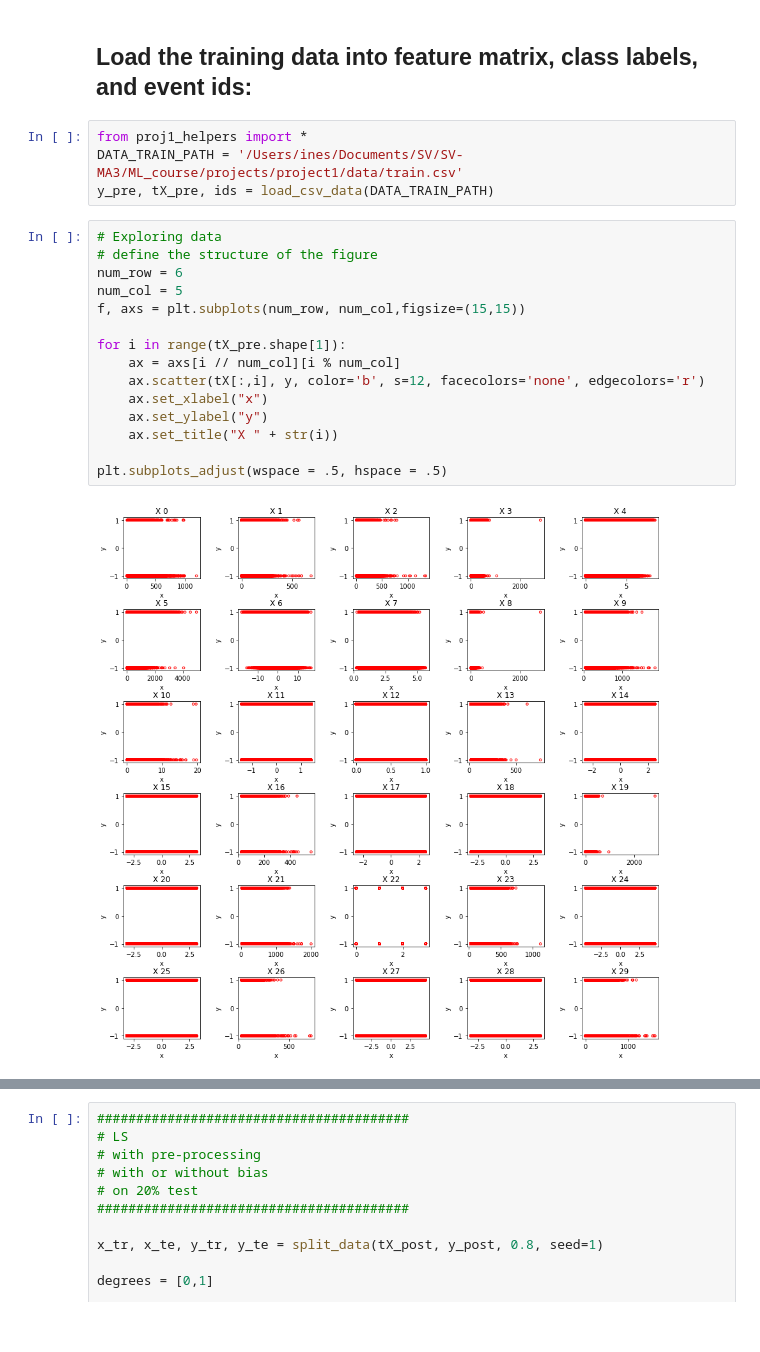
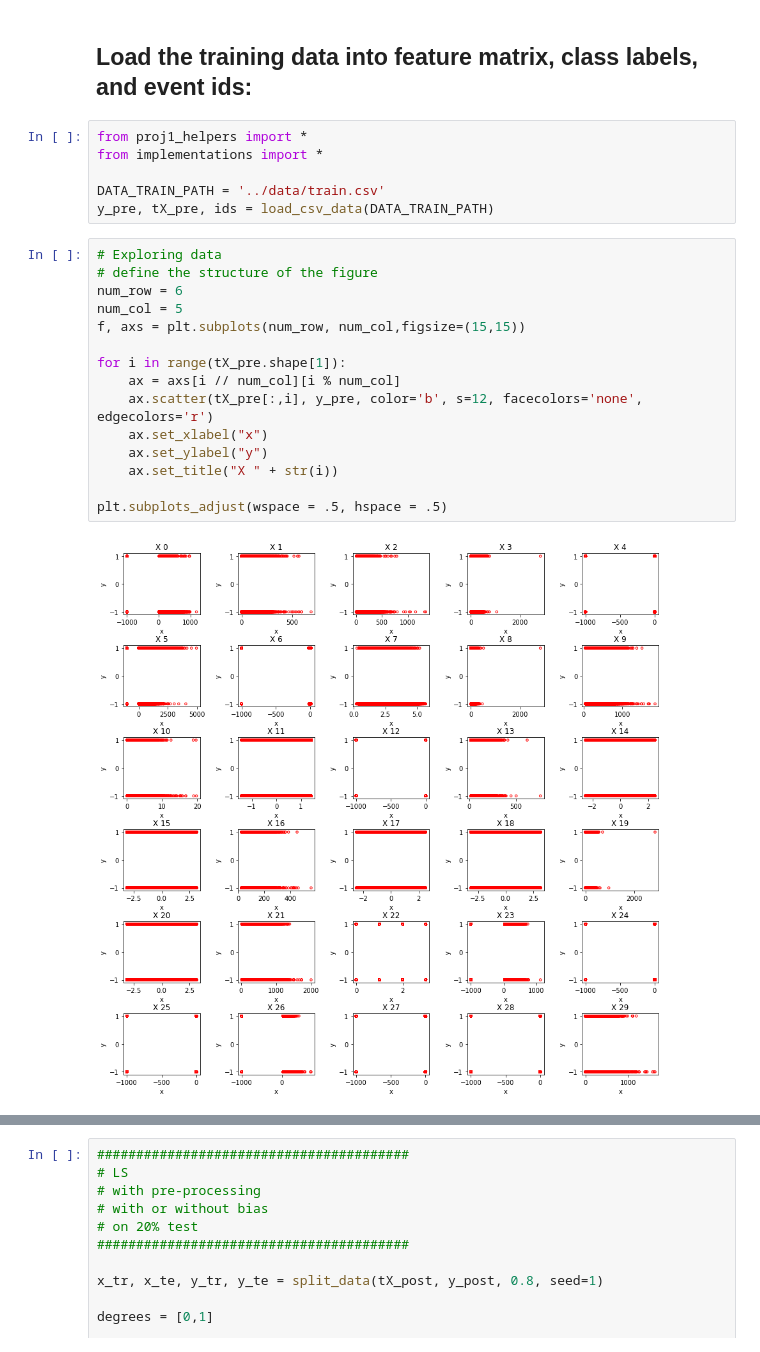
Before and after one commit to ideriedm/Machine-learning, a Jupyter notebook: project1/project1.ipynb, the cells around one changed output, grey strips where cells are left out. Cells and saved outputs as stored; diff of their text form.

```diff
--- a/project1/project1.ipynb
+++ b/project1/project1.ipynb
@@ -12,25 +12,27 @@ The autoreload extension is already loaded. To reload it, use:
 ## Load the training data into feature matrix, class labels, and event ids:
 # %%
 from proj1_helpers import *
-DATA_TRAIN_PATH = '/Users/ines/Documents/SV/SV-MA3/ML_course/projects/project1/data/train.csv'
+from implementations import *
+
+DATA_TRAIN_PATH = '../data/train.csv'
 y_pre, tX_pre, ids = load_csv_data(DATA_TRAIN_PATH)
 # %%
 # Exploring data
 # define the structure of the figure
 num_row = 6
 num_col = 5
 f, axs = plt.subplots(num_row, num_col,figsize=(15,15))
 
 for i in range(tX_pre.shape[1]):
     ax = axs[i // num_col][i % num_col]
-    ax.scatter(tX[:,i], y, color='b', s=12, facecolors='none', edgecolors='r')
+    ax.scatter(tX_pre[:,i], y_pre, color='b', s=12, facecolors='none', edgecolors='r')
     ax.set_xlabel("x")
     ax.set_ylabel("y")
     ax.set_title("X " + str(i))
 
 plt.subplots_adjust(wspace = .5, hspace = .5)
 # %% [output]
-[figure, old version]
+[figure, new version]
 # %%
 ####################################
 # Test LS
```
Also changed, not shown: parts of 31 cells of this notebook, 3 other files.
